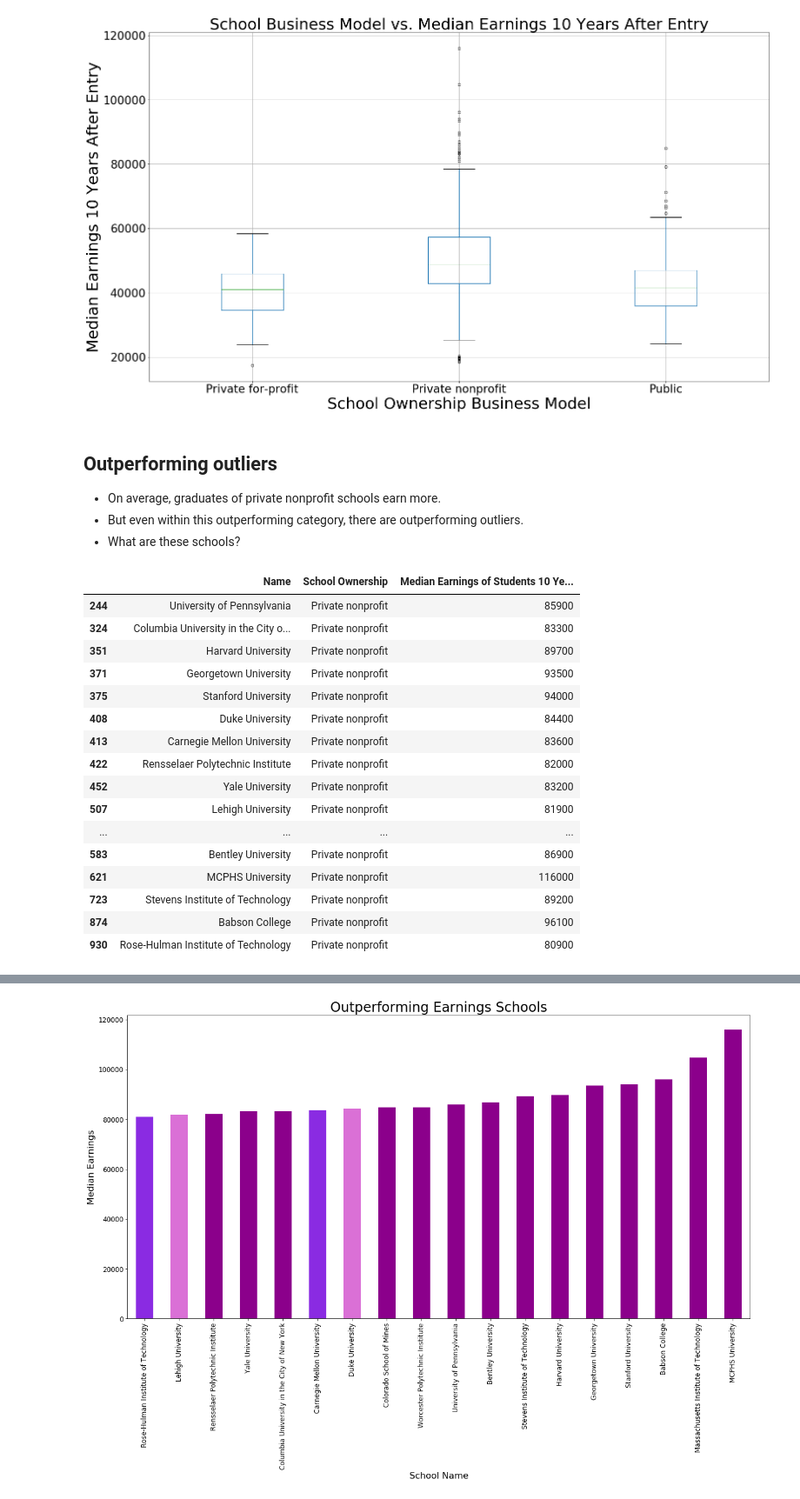
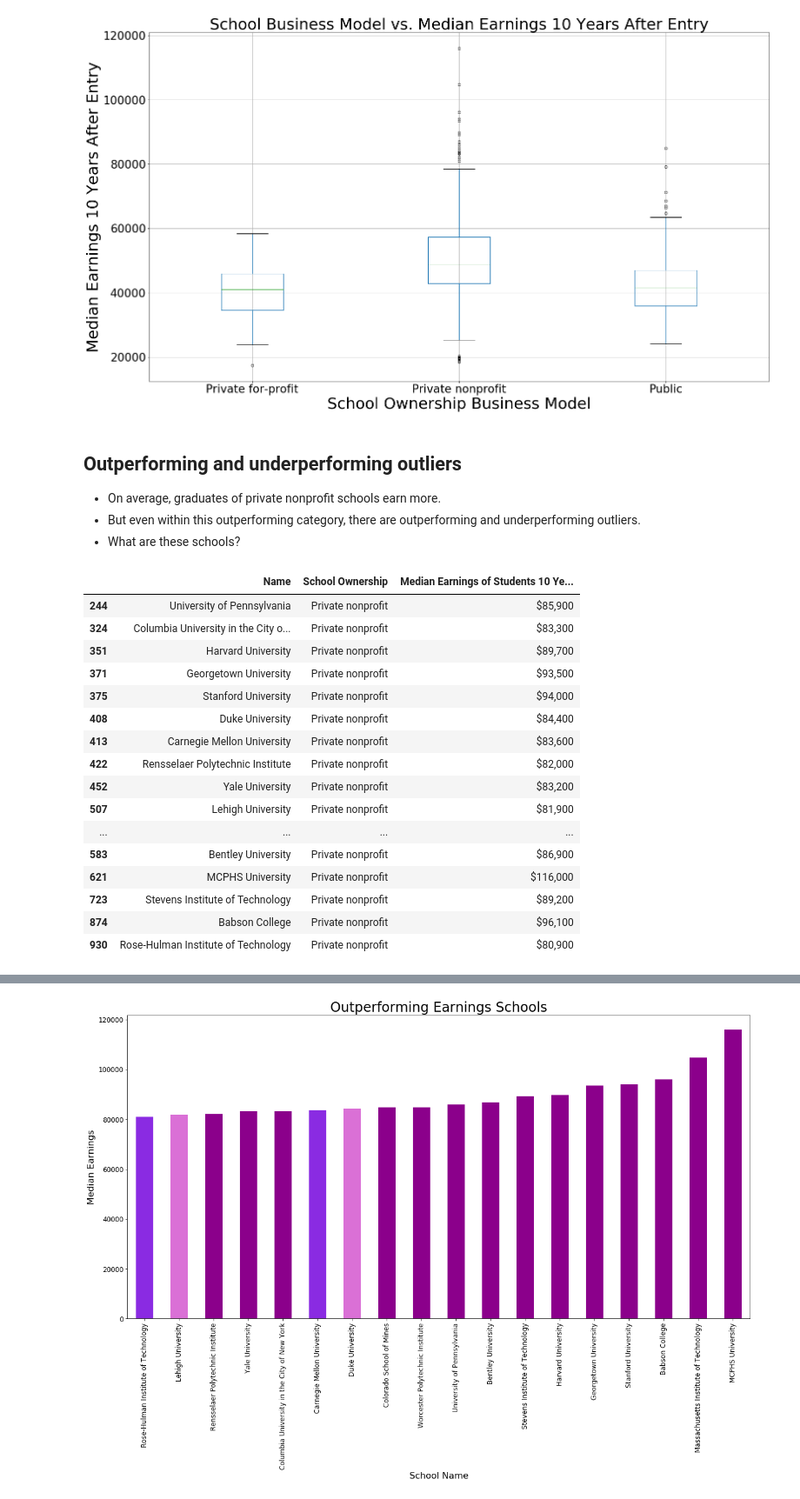
Before and after one commit to alexanderframe/CollegeAnalysis, a Jupyter notebook: Jadd_Analysis_School_Ownership_Student_Success.ipynb, the cells around one changed output, grey strips where cells are left out. Shown: that part at 87% size. Cells and saved outputs as stored; diff of their text form; code cells hidden in the pictures.

```diff
--- a/Jadd_Analysis_School_Ownership_Student_Success.ipynb
+++ b/Jadd_Analysis_School_Ownership_Student_Success.ipynb
@@ -78,4 +78,7 @@ Name                                                972
 School Ownership                                    972
 Median Earnings of Students 10 Years After Entry    972
 dtype: int64
+# %%
+# Format dictionary to format DataFrame cells
+format_dict = {'Median Earnings of Students 10 Years After Entry':'${0:,.0f}', 'Completion Rate': '{:.2%}'}
 # %%
@@ -136,31 +149,31 @@ plt.show()
 # %% [output]
 [figure]
 # %% [markdown]
-## Outperforming outliers
+## Outperforming and underperforming outliers
 * On average, graduates of private nonprofit schools earn more.
-* But even within this outperforming category, there are outperforming outliers.
+* But even within this outperforming category, there are outperforming and underperforming outliers.
 * What are these schools?
 # %%
 # Subset the dataset for the schools that produce graduates that earn over $80,000.
 outperform = ownership_earnings_DF['Median Earnings of Students 10 Years After Entry'] > 80000
 ownership_earnings_DF[outperform].sort_values(by='Median Earnings of Students 10 Years After Entry', ascending=False)
-ownership_earnings_DF[outperform].style.set_table_styles([{'selector': 'tr:hover', 'props': [('background-color', 'yellow')]}])
+ownership_earnings_DF[outperform].style.set_table_styles([{'selector': 'tr:hover', 'props': [('background-color', 'yellow')]}]).format(format_dict)
 # %% [output]
 |  | Name | School Ownership | Median Earnings of Students 10 Ye... |
-| 244 | University of Pennsylvania | Private nonprofit | 85900 |
-| 324 | Columbia University in the City o... | Private nonprofit | 83300 |
-| 351 | Harvard University | Private nonprofit | 89700 |
-| 371 | Georgetown University | Private nonprofit | 93500 |
-| 375 | Stanford University | Private nonprofit | 94000 |
-| 408 | Duke University | Private nonprofit | 84400 |
-| 413 | Carnegie Mellon University | Private nonprofit | 83600 |
-| 422 | Rensselaer Polytechnic Institute | Private nonprofit | 82000 |
-| 452 | Yale University | Private nonprofit | 83200 |
-| 507 | Lehigh University | Private nonprofit | 81900 |
+| 244 | University of Pennsylvania | Private nonprofit | $85,900 |
+| 324 | Columbia University in the City o... | Private nonprofit | $83,300 |
+| 351 | Harvard University | Private nonprofit | $89,700 |
+| 371 | Georgetown University | Private nonprofit | $93,500 |
+| 375 | Stanford University | Private nonprofit | $94,000 |
+| 408 | Duke University | Private nonprofit | $84,400 |
+| 413 | Carnegie Mellon University | Private nonprofit | $83,600 |
+| 422 | Rensselaer Polytechnic Institute | Private nonprofit | $82,000 |
+| 452 | Yale University | Private nonprofit | $83,200 |
+| 507 | Lehigh University | Private nonprofit | $81,900 |
 | ... | ... | ... | ... |
-| 583 | Bentley University | Private nonprofit | 86900 |
-| 621 | MCPHS University | Private nonprofit | 116000 |
-| 723 | Stevens Institute of Technology | Private nonprofit | 89200 |
-| 874 | Babson College | Private nonprofit | 96100 |
-| 930 | Rose-Hulman Institute of Technology | Private nonprofit | 80900 |
+| 583 | Bentley University | Private nonprofit | $86,900 |
+| 621 | MCPHS University | Private nonprofit | $116,000 |
+| 723 | Stevens Institute of Technology | Private nonprofit | $89,200 |
+| 874 | Babson College | Private nonprofit | $96,100 |
+| 930 | Rose-Hulman Institute of Technology | Private nonprofit | $80,900 |
 # %% [markdown]
```
Also changed, not shown: parts of 28 cells of this notebook.
